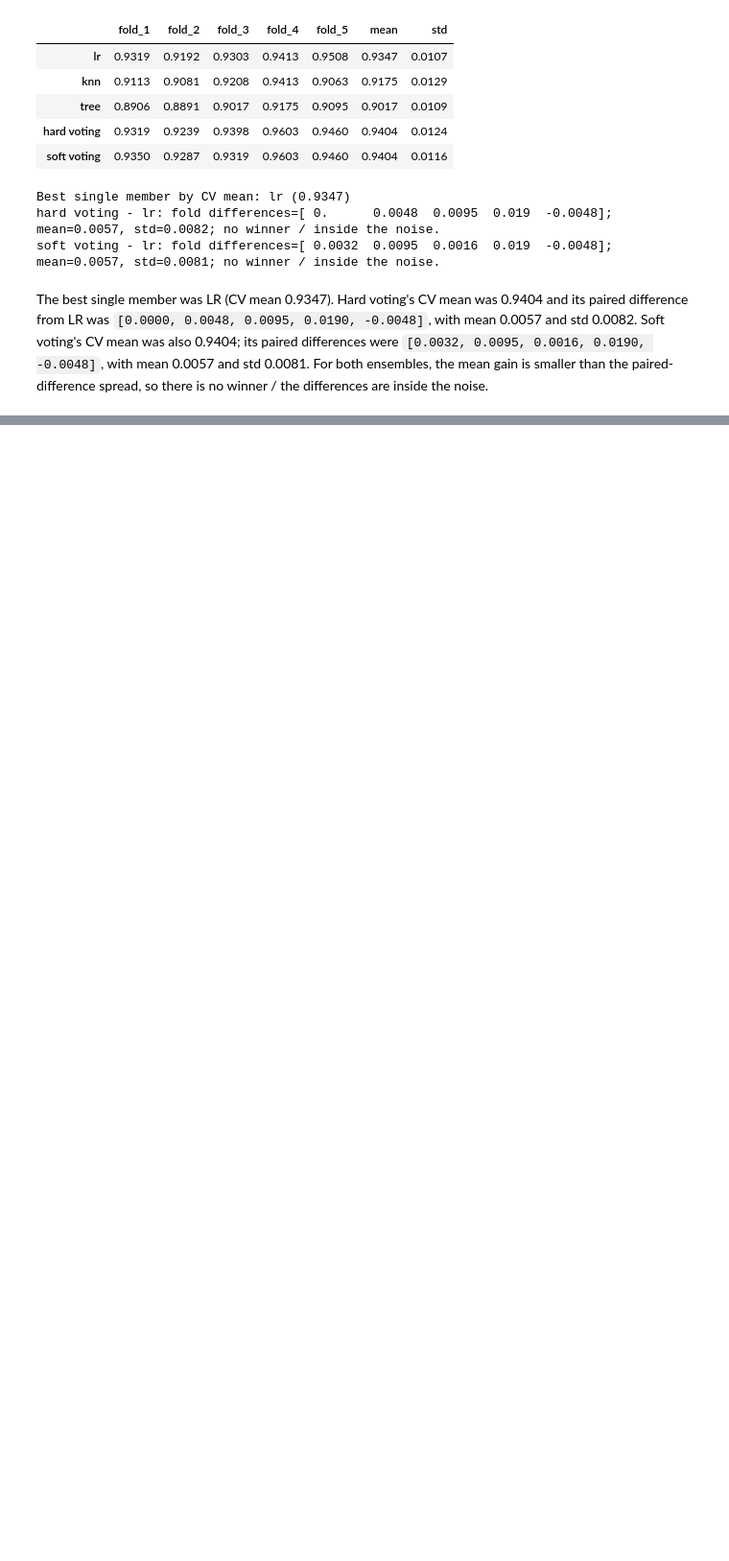
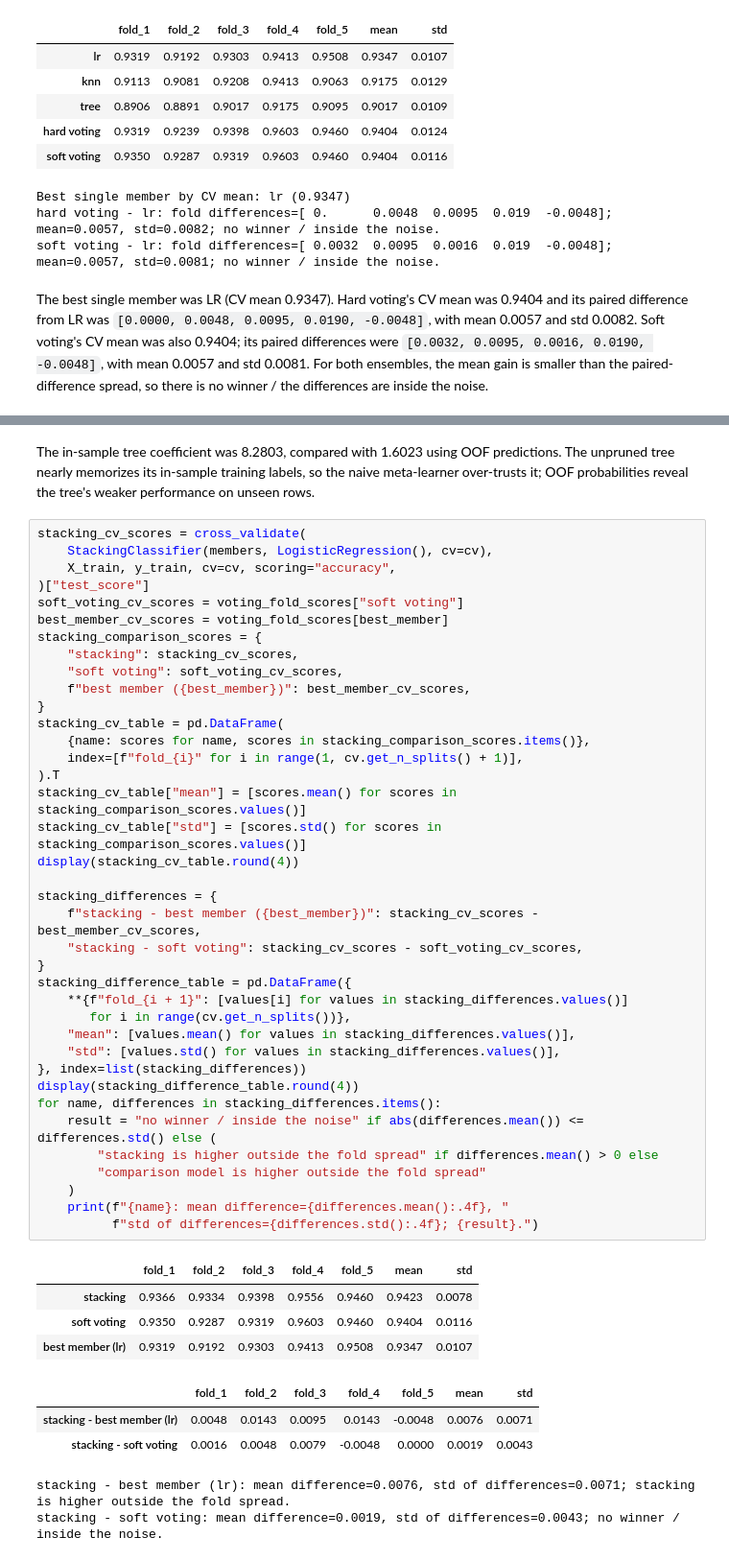
Before and after one commit to NurdauletZhussip-tech/zhussip_ML_task_4, a Jupyter notebook: zhussip_task4.ipynb, the cells around one changed output, grey strips where cells are left out. Shown at 96% size. Drawn from its saved outputs; the diff is of its cells as text; blank space fills up the shorter version.

Commit message:
part4: own oof stacking, weights in-sample vs oof, CV comparison

```diff
--- a/zhussip_task4.ipynb
+++ b/zhussip_task4.ipynb
@@ -465,0 +519,50 @@ The best single member was LR (CV mean 0.9347). Hard voting's CV mean was 0.9404
+# %% [markdown]
+The in-sample tree coefficient was 8.2803, compared with 1.6023 using OOF predictions. The unpruned tree nearly memorizes its in-sample training labels, so the naive meta-learner over-trusts it; OOF probabilities reveal the tree's weaker performance on unseen rows.
+# %%
+stacking_cv_scores = cross_validate(
+    StackingClassifier(members, LogisticRegression(), cv=cv),
+    X_train, y_train, cv=cv, scoring="accuracy",
+)["test_score"]
+soft_voting_cv_scores = voting_fold_scores["soft voting"]
+best_member_cv_scores = voting_fold_scores[best_member]
+stacking_comparison_scores = {
+    "stacking": stacking_cv_scores,
+    "soft voting": soft_voting_cv_scores,
+    f"best member ({best_member})": best_member_cv_scores,
+}
+stacking_cv_table = pd.DataFrame(
+    {name: scores for name, scores in stacking_comparison_scores.items()},
+    index=[f"fold_{i}" for i in range(1, cv.get_n_splits() + 1)],
+).T
+stacking_cv_table["mean"] = [scores.mean() for scores in stacking_comparison_scores.values()]
+stacking_cv_table["std"] = [scores.std() for scores in stacking_comparison_scores.values()]
+display(stacking_cv_table.round(4))
+
+stacking_differences = {
+    f"stacking - best member ({best_member})": stacking_cv_scores - best_member_cv_scores,
+    "stacking - soft voting": stacking_cv_scores - soft_voting_cv_scores,
+}
+stacking_difference_table = pd.DataFrame({
+    **{f"fold_{i + 1}": [values[i] for values in stacking_differences.values()]
+       for i in range(cv.get_n_splits())},
+    "mean": [values.mean() for values in stacking_differences.values()],
+    "std": [values.std() for values in stacking_differences.values()],
+}, index=list(stacking_differences))
+display(stacking_difference_table.round(4))
+for name, differences in stacking_differences.items():
+    result = "no winner / inside the noise" if abs(differences.mean()) <= differences.std() else (
+        "stacking is higher outside the fold spread" if differences.mean() > 0 else
+        "comparison model is higher outside the fold spread"
+    )
+    print(f"{name}: mean difference={differences.mean():.4f}, "
+          f"std of differences={differences.std():.4f}; {result}.")
+# %% [output]
+|  | fold_1 | fold_2 | fold_3 | fold_4 | fold_5 | mean | std |
+| stacking | 0.9366 | 0.9334 | 0.9398 | 0.9556 | 0.9460 | 0.9423 | 0.0078 |
+| soft voting | 0.9350 | 0.9287 | 0.9319 | 0.9603 | 0.9460 | 0.9404 | 0.0116 |
+| best member (lr) | 0.9319 | 0.9192 | 0.9303 | 0.9413 | 0.9508 | 0.9347 | 0.0107 |
+|  | fold_1 | fold_2 | fold_3 | fold_4 | fold_5 | mean | std |
+| stacking - best member (lr) | 0.0048 | 0.0143 | 0.0095 | 0.0143 | -0.0048 | 0.0076 | 0.0071 |
+| stacking - soft voting | 0.0016 | 0.0048 | 0.0079 | -0.0048 | 0.0000 | 0.0019 | 0.0043 |
+stacking - best member (lr): mean difference=0.0076, std of differences=0.0071; stacking is higher outside the fold spread.
+stacking - soft voting: mean difference=0.0019, std of differences=0.0043; no winner / inside the noise.
```
Also changed, not shown: parts of 5 cells of this notebook.
